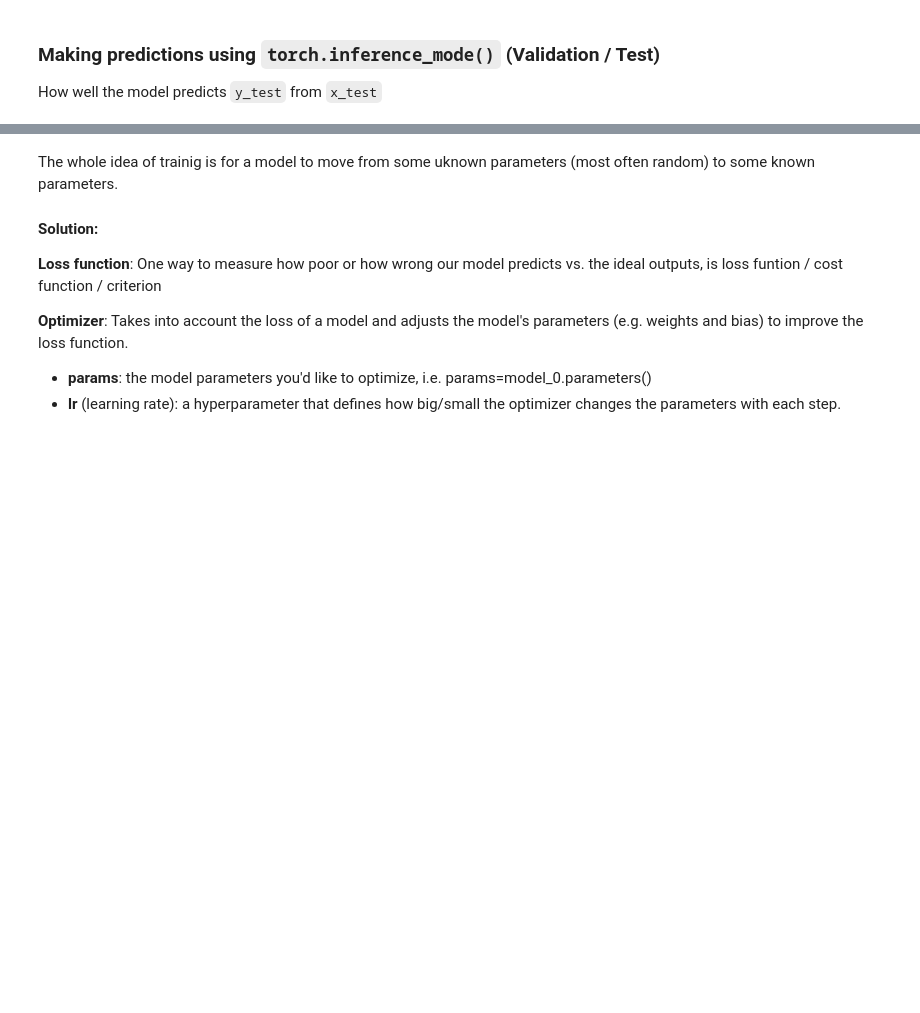
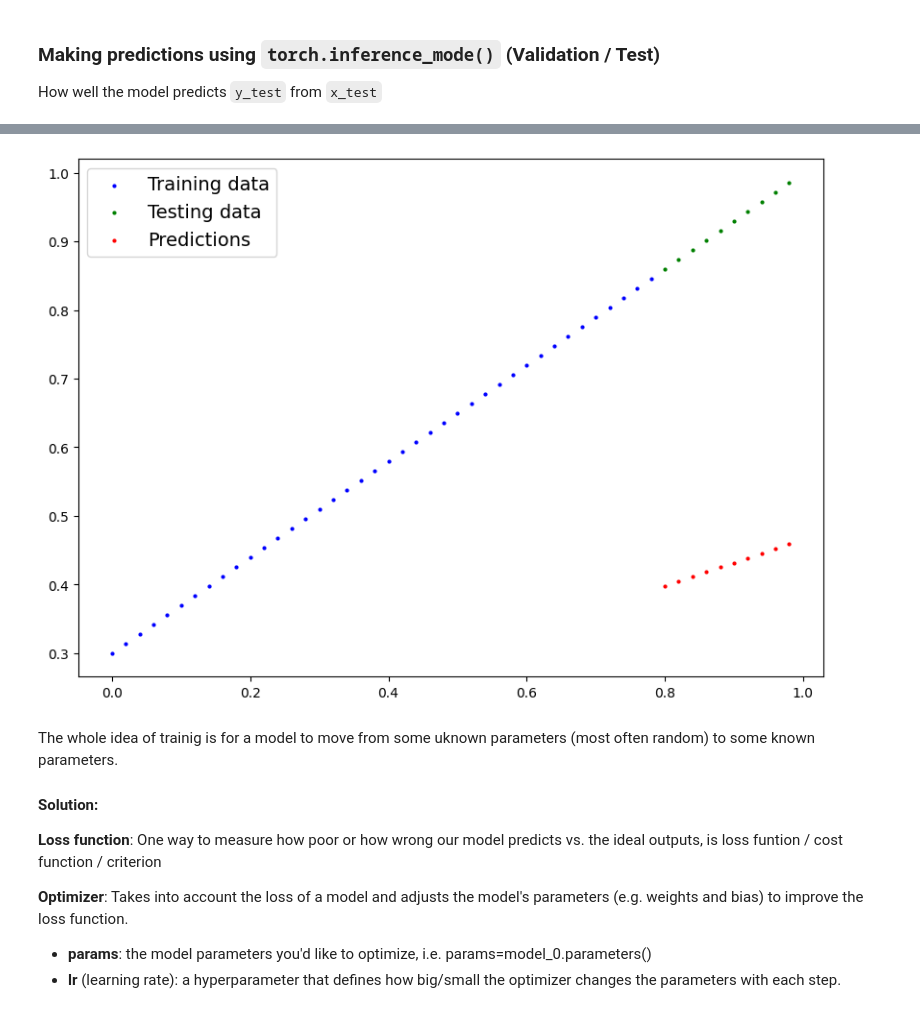
Before and after one commit to Hamid-Manouchehri/my_PyTorch, a Jupyter notebook: jupyter_notebook/init.ipynb, the cells around one changed output, grey strips where cells are left out. Saved outputs shown, nothing was run; the diff lists cells and outputs as text; code cells hidden in the pictures; blank space fills up the shorter version.

```diff
--- a/jupyter_notebook/init.ipynb
+++ b/jupyter_notebook/init.ipynb
@@ -259,5 +456,7 @@ y_pred
 # %%
-plot_predictions(predictions=y_pred)
+plot_predictions(predictions=untrained_y_pred)
+# %% [output]
+[figure, added]
 # %% [markdown]
 The whole idea of trainig is for a model to move from some uknown parameters (most often random) to some known parameters.
 
```
Also changed, not shown: parts of 39 cells of this notebook, 2 other files.
